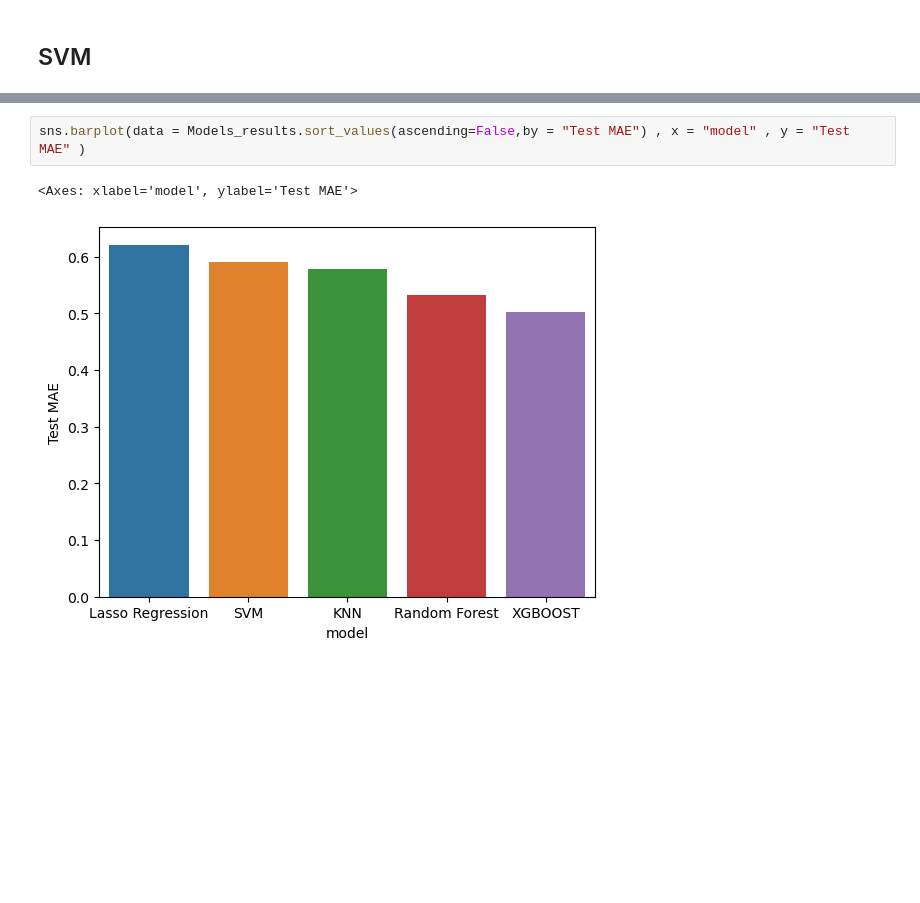
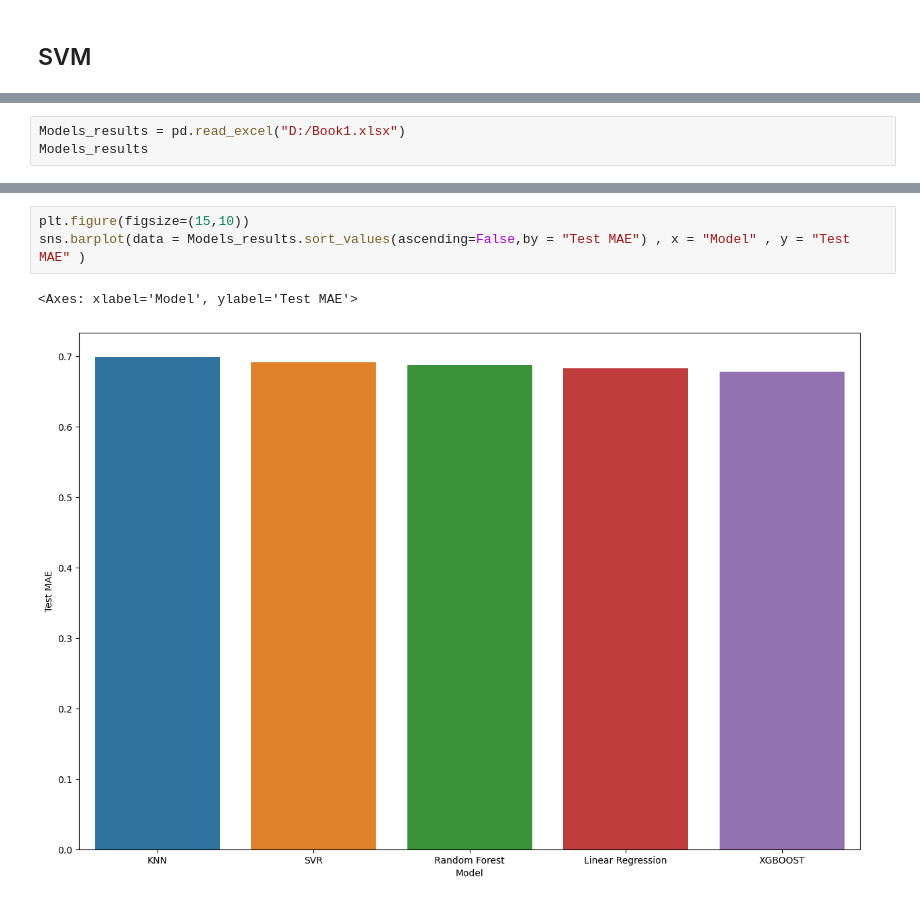
Before and after one commit to abdelaleeem/Regression-models-to-predict-the-strength-of-Cement-initial-and-final-setting-time, a Jupyter notebook: 28 days strength final update.ipynb, the cells around one changed output, grey strips where cells are left out. Cells and saved outputs as stored; diff of their text form; blank space fills up the shorter version.

```diff
--- a/28 days strength final update.ipynb
+++ b/28 days strength final update.ipynb
@@ -900,0 +811,3 @@ Models_results
+# %%
+Models_results = pd.read_excel("D:/Book1.xlsx")
+Models_results
@@ -901,7 +821,8 @@ Models_results
 # %%
-sns.barplot(data = Models_results.sort_values(ascending=False,by = "Test MAE") , x = "model" , y = "Test MAE" )
+plt.figure(figsize=(15,10))
+sns.barplot(data = Models_results.sort_values(ascending=False,by = "Test MAE") , x = "Model" , y = "Test MAE" )
 # %% [output]
-<Axes: xlabel='model', ylabel='Test MAE'>
+<Axes: xlabel='Model', ylabel='Test MAE'>
-[figure, old version]
+[figure, new version]
 # %%
 plt.figure(figsize=(10,5))
```
Also changed, not shown: parts of 79 cells of this notebook.
